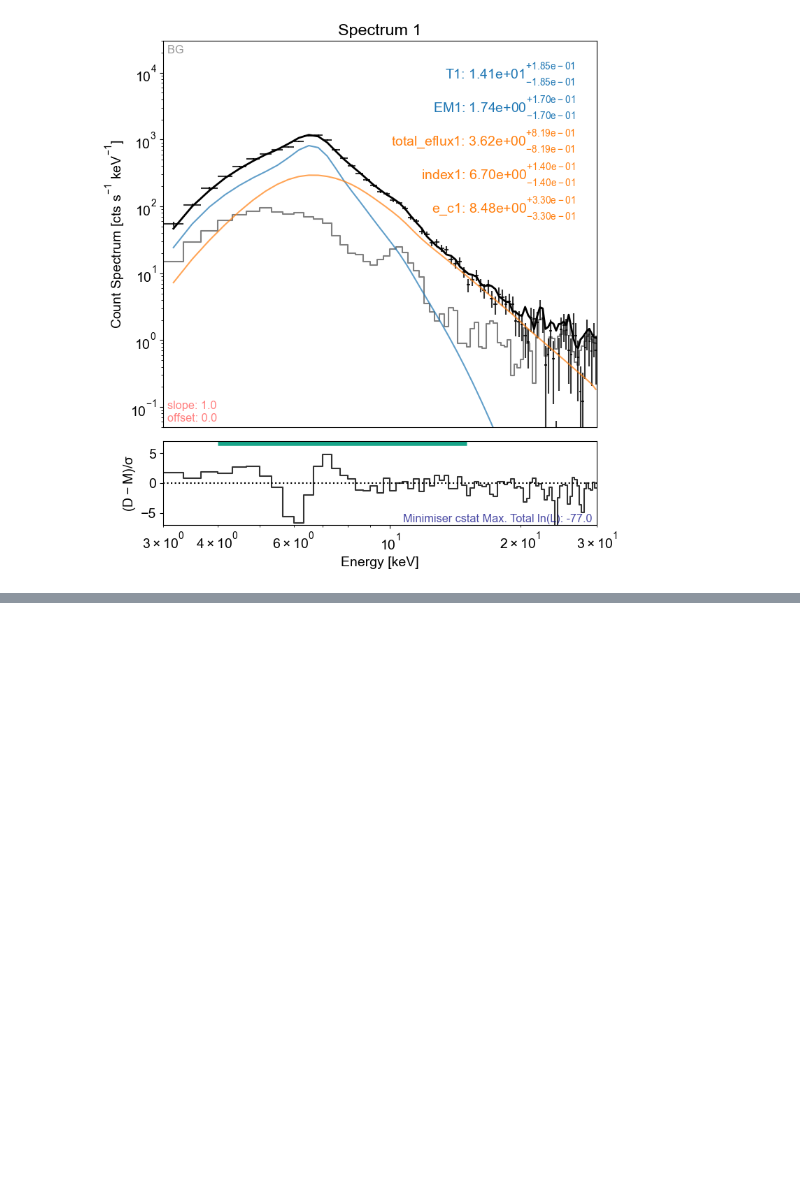
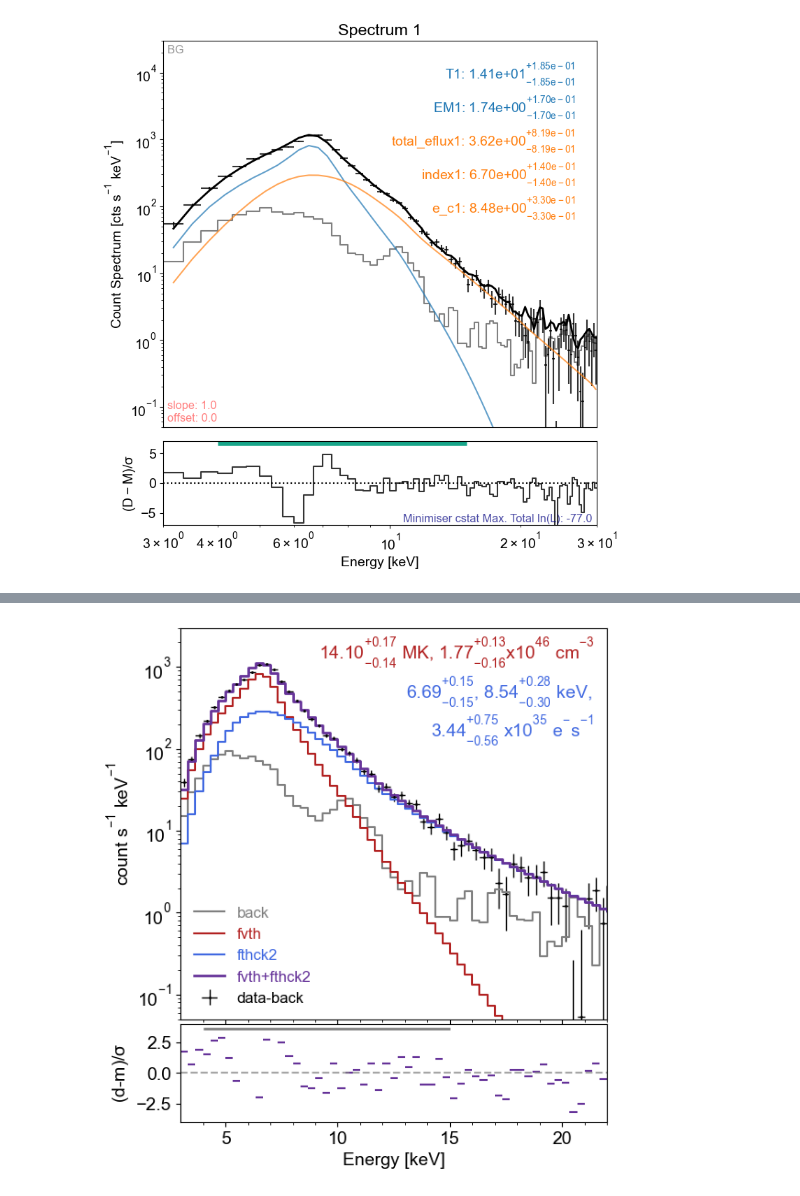
Before and after one commit to ianan/rhessi_spectra, a Jupyter notebook: fit_mfstats9_sunxspex.ipynb, the cells around one changed output, grey strips where cells are left out. Drawn from its saved outputs; the diff is of its cells as text; code cells hidden in the pictures; blank space fills up the shorter version.

```diff
--- a/fit_mfstats9_sunxspex.ipynb
+++ b/fit_mfstats9_sunxspex.ipynb
@@ -330,0 +337,49 @@ plt.show()
+# %%
+# Do the more standard plot of data-background
+# Now do a nicer plot but just linear x-axis
+yrlim=[-4,4]
+ylims=[5e-2,3e3]
+xlim=[3,22]
+gs_kw = dict(height_ratios=[4,1],hspace=0.02,wspace=0.05)
+fig, axs = plt.subplots(ncols=1, nrows=2, constrained_layout=False,
+                             gridspec_kw=gs_kw,figsize=(6,7))
+
+axs[0].errorbar(engs,rat-backrat,xerr=edels,yerr=erat,fmt='.',color='k',lw=1.,ms=2,label='data-back')
+axs[0].step(stepe[0:ns-1],backrat,where='post',color='grey',lw=1.5,label='back')
+axs[0].step(stepe[0:ns-1],sfmd[0][0:ns-1],where='post',color='firebrick',label='fvth')
+axs[0].step(stepe[0:ns-1],sfmd[1][0:ns-1],where='post',color='royalblue',label='fthck2')
+axs[0].step(stepe[0:ns-1],sfmd[0][0:ns-1]+sfmd[1][0:ns-1],where='post',color='rebeccapurple',lw=2,label='fvth+fthck2')
+axs[0].legend(loc=3,labelcolor='linecolor',frameon=False,prop={'size': 12})
+axs[0].text(0.97,0.92,tmks+'$^{+'+tmkups+'}_{-'+tmkdns+'}$ MK, '+\
+            ems+'$^{+'+emups+'}_{-'+emdns+'}$x10$^{46}$ cm$^{-3}$',\
+              color='firebrick',ha='right',transform=axs[0].transAxes)
+
+axs[0].text(0.97,0.82,inds+'$^{+'+indups+'}_{-'+inddns+'}$, '+\
+            ecs+'$^{+'+ecups+'}_{-'+ecdns+'}$ keV, ',
+              color='royalblue',ha='right',transform=axs[0].transAxes)
+axs[0].text(0.97,0.72,nts+'$^{+'+ntups+'}_{-'+ntdns+'}$ x10$^{35}$ e$^{-}$s$^{-1}$',\
+              color='royalblue',ha='right',transform=axs[0].transAxes)
+axs[1].hlines(resid,stepe[0:-1],stepe[1:],color='rebeccapurple',lw=1.5)
+
+axs[0].set_ylabel('count s$^{-1}$ keV$^{-1}$')
+
+axs[0].set_yscale("log")
+# axs[0].set_xscale("log")
+axs[0].set_ylim(ylims)
+axs[0].set_xlim(xlim)
+axs[0].set_xlabel(" ")
+axs[0].set_xticklabels([])
+axs[0].xaxis.set_minor_locator(matplotlib.ticker.AutoMinorLocator(5))
+
+axs[1].set_ylabel("(d-m)/$\sigma$")
+axs[1].set_ylim(yrlim)
+axs[1].set_xlim(xlim)
+# axs[1].set_xscale("log")
+axs[1].set_xlabel("Energy [keV]")
+axs[1].xaxis.set_minor_locator(matplotlib.ticker.AutoMinorLocator(5))
+axs[1].hlines(0.0,xlims[0],xlims[1],color='grey',linestyle="--",alpha=0.7)
+axs[1].hlines(yrlim[1]*0.9,fiter[0],fiter[1],color='grey',lw=2)
+# plt.savefig('nice_plot.pdf',bbox_inches='tight')
+plt.show()
+# %% [output]
+[figure, added]
```
Also changed, not shown: parts of 6 cells of this notebook.
